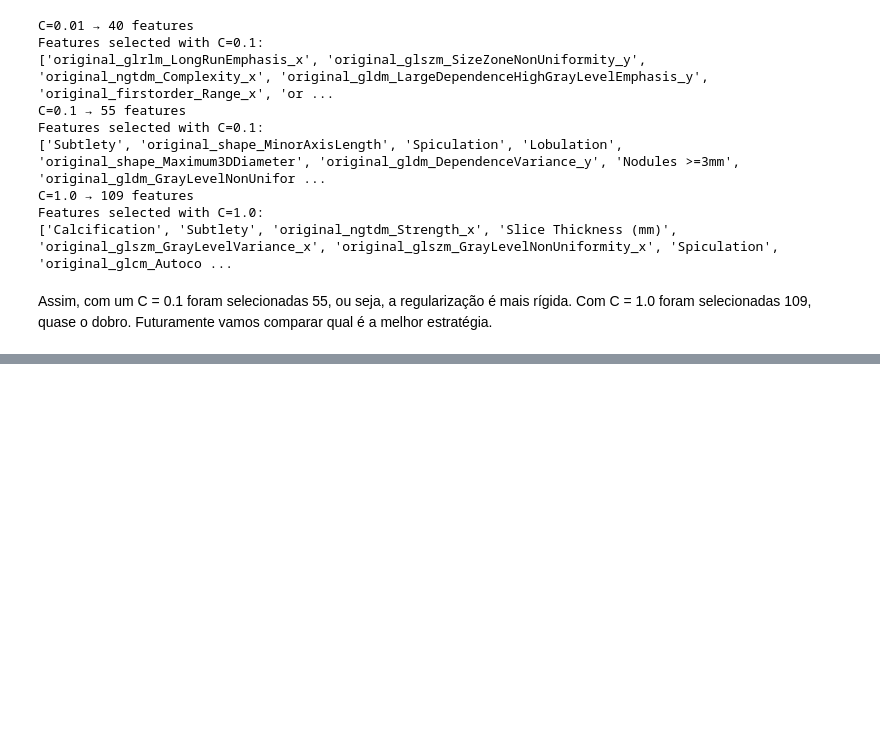
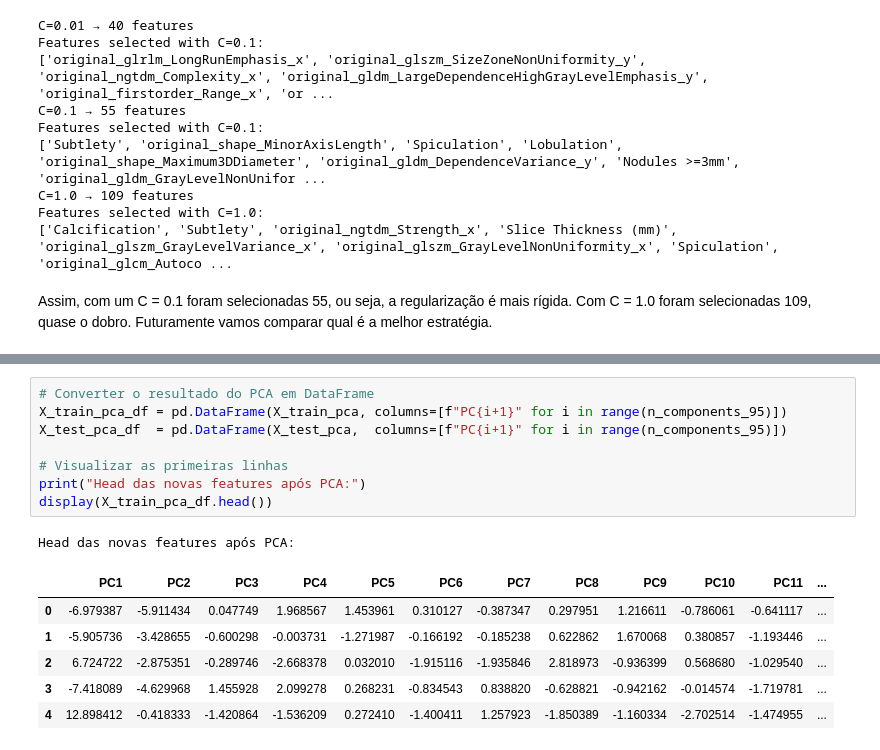
Before and after one commit to francisca005/Lung-Cancer-Classification, a Jupyter notebook: notebook.ipynb, the cells around one changed output, grey strips where cells are left out. Drawn from its saved outputs; the diff is of its cells as text; blank space fills up the shorter version.

```diff
--- a/notebook.ipynb
+++ b/notebook.ipynb
@@ -2097,0 +2138,16 @@ Assim, com um C = 0.1 foram selecionadas 55, ou seja, a regularização é mais
+# %%
+# Converter o resultado do PCA em DataFrame
+X_train_pca_df = pd.DataFrame(X_train_pca, columns=[f"PC{i+1}" for i in range(n_components_95)])
+X_test_pca_df  = pd.DataFrame(X_test_pca,  columns=[f"PC{i+1}" for i in range(n_components_95)])
+
+# Visualizar as primeiras linhas
+print("Head das novas features após PCA:")
+display(X_train_pca_df.head())
+# %% [output]
+Head das novas features após PCA:
+|  | PC1 | PC2 | PC3 | PC4 | PC5 | PC6 | PC7 | PC8 | PC9 | PC10 | PC11 | ... |
+| 0 | -6.979387 | -5.911434 | 0.047749 | 1.968567 | 1.453961 | 0.310127 | -0.387347 | 0.297951 | 1.216611 | -0.786061 | -0.641117 | ... |
+| 1 | -5.905736 | -3.428655 | -0.600298 | -0.003731 | -1.271987 | -0.166192 | -0.185238 | 0.622862 | 1.670068 | 0.380857 | -1.193446 | ... |
+| 2 | 6.724722 | -2.875351 | -0.289746 | -2.668378 | 0.032010 | -1.915116 | -1.935846 | 2.818973 | -0.936399 | 0.568680 | -1.029540 | ... |
+| 3 | -7.418089 | -4.629968 | 1.455928 | 2.099278 | 0.268231 | -0.834543 | 0.838820 | -0.628821 | -0.942162 | -0.014574 | -1.719781 | ... |
+| 4 | 12.898412 | -0.418333 | -1.420864 | -1.536209 | 0.272410 | -1.400411 | 1.257923 | -1.850389 | -1.160334 | -2.702514 | -1.474955 | ... |
```
Also changed, not shown: parts of 5 cells of this notebook.
